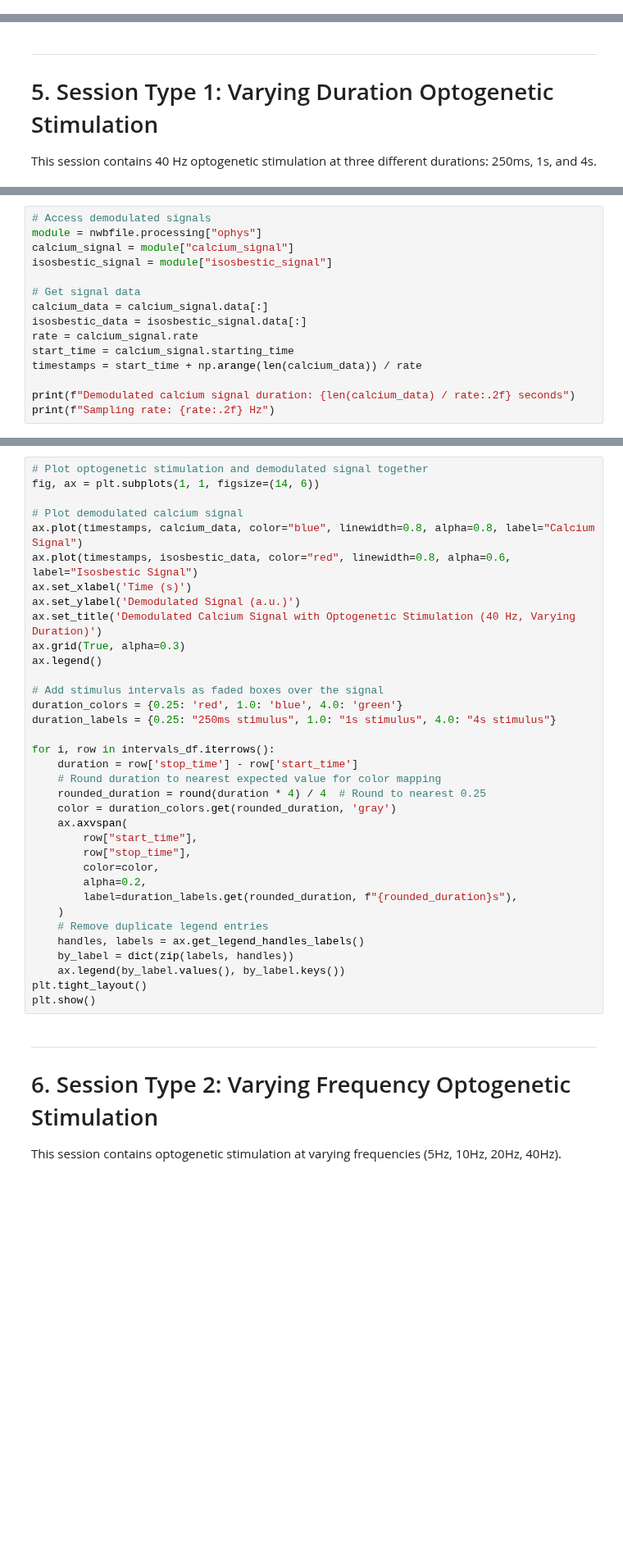
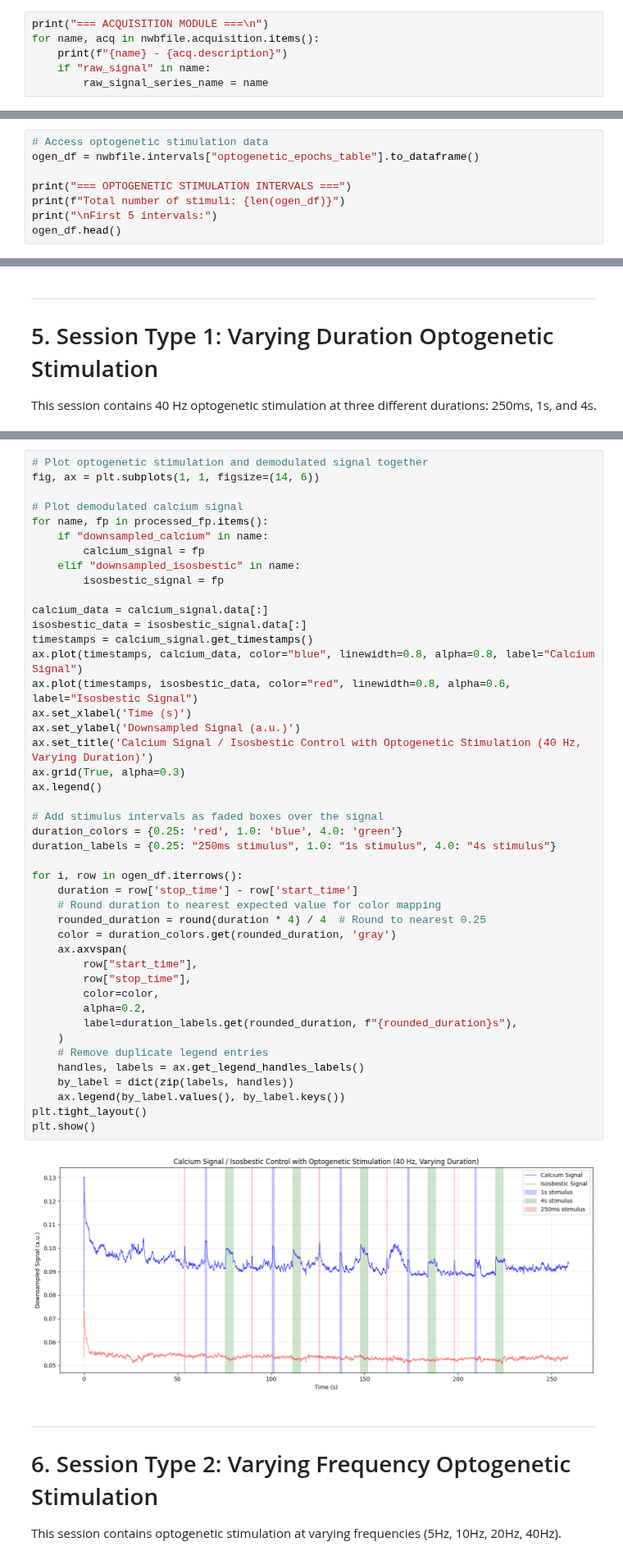
Before and after one commit to catalystneuro/hnasko-lab-to-nwb, a Jupyter notebook: src/hnasko_lab_to_nwb/lotfi_2025/tutorials/Lotfi_2025.ipynb, the cells around one changed output, grey strips where cells are left out. Shown at 82% size. Saved outputs shown, nothing was run; the diff lists cells and outputs as text; blank space fills up the shorter version.

Commit message:
Update tutorial with new data

```diff
--- a/src/hnasko_lab_to_nwb/lotfi_2025/tutorials/Lotfi_2025.ipynb
+++ b/src/hnasko_lab_to_nwb/lotfi_2025/tutorials/Lotfi_2025.ipynb
@@ -123,0 +327,6 @@ nwbfile.subject
+# %%
+print("=== ACQUISITION MODULE ===\n")
+for name, acq in nwbfile.acquisition.items():
+    print(f"{name} - {acq.description}")
+    if "raw_signal" in name:
+        raw_signal_series_name = name
@@ -175,0 +546,8 @@ video.device  # Display video device information
+# %%
+# Access optogenetic stimulation data
+ogen_df = nwbfile.intervals["optogenetic_epochs_table"].to_dataframe()
+
+print("=== OPTOGENETIC STIMULATION INTERVALS ===")
+print(f"Total number of stimuli: {len(ogen_df)}")
+print("\nFirst 5 intervals:")
+ogen_df.head()
@@ -191,15 +571,0 @@ intervals_df.head()
-# %%
-# Access demodulated signals
-module = nwbfile.processing["ophys"]
-calcium_signal = module["calcium_signal"]
-isosbestic_signal = module["isosbestic_signal"]
-
-# Get signal data
-calcium_data = calcium_signal.data[:]
-isosbestic_data = isosbestic_signal.data[:]
-rate = calcium_signal.rate
-start_time = calcium_signal.starting_time
-timestamps = start_time + np.arange(len(calcium_data)) / rate
-
-print(f"Demodulated calcium signal duration: {len(calcium_data) / rate:.2f} seconds")
-print(f"Sampling rate: {rate:.2f} Hz")
@@ -216,36 +574,47 @@ calcium_signal.fiber_photometry_table_region[0]["photodetector"][0]
 fig, ax = plt.subplots(1, 1, figsize=(14, 6))
 
 # Plot demodulated calcium signal
+for name, fp in processed_fp.items():
+    if "downsampled_calcium" in name:
+        calcium_signal = fp
+    elif "downsampled_isosbestic" in name:
+        isosbestic_signal = fp
+
+calcium_data = calcium_signal.data[:]
+isosbestic_data = isosbestic_signal.data[:]
+timestamps = calcium_signal.get_timestamps()
 ax.plot(timestamps, calcium_data, color="blue", linewidth=0.8, alpha=0.8, label="Calcium Signal")
 ax.plot(timestamps, isosbestic_data, color="red", linewidth=0.8, alpha=0.6, label="Isosbestic Signal")
 ax.set_xlabel('Time (s)')
-ax.set_ylabel('Demodulated Signal (a.u.)')
-ax.set_title('Demodulated Calcium Signal with Optogenetic Stimulation (40 Hz, Varying Duration)')
+ax.set_ylabel('Downsampled Signal (a.u.)')
+ax.set_title('Calcium Signal / Isosbestic Control with Optogenetic Stimulation (40 Hz, Varying Duration)')
 ax.grid(True, alpha=0.3)
 ax.legend()
 
 # Add stimulus intervals as faded boxes over the signal
 duration_colors = {0.25: 'red', 1.0: 'blue', 4.0: 'green'}
 duration_labels = {0.25: "250ms stimulus", 1.0: "1s stimulus", 4.0: "4s stimulus"}
 
-for i, row in intervals_df.iterrows():
+for i, row in ogen_df.iterrows():
     duration = row['stop_time'] - row['start_time']
     # Round duration to nearest expected value for color mapping
     rounded_duration = round(duration * 4) / 4  # Round to nearest 0.25
     color = duration_colors.get(rounded_duration, 'gray')
     ax.axvspan(
         row["start_time"],
         row["stop_time"],
         color=color,
         alpha=0.2,
         label=duration_labels.get(rounded_duration, f"{rounded_duration}s"),
     )
     # Remove duplicate legend entries
     handles, labels = ax.get_legend_handles_labels()
     by_label = dict(zip(labels, handles))
     ax.legend(by_label.values(), by_label.keys())
 plt.tight_layout()
 plt.show()
+# %% [output]
+[figure, added]
 # %% [markdown]
 ---
 
```
Also changed, not shown: parts of 54 cells of this notebook.
